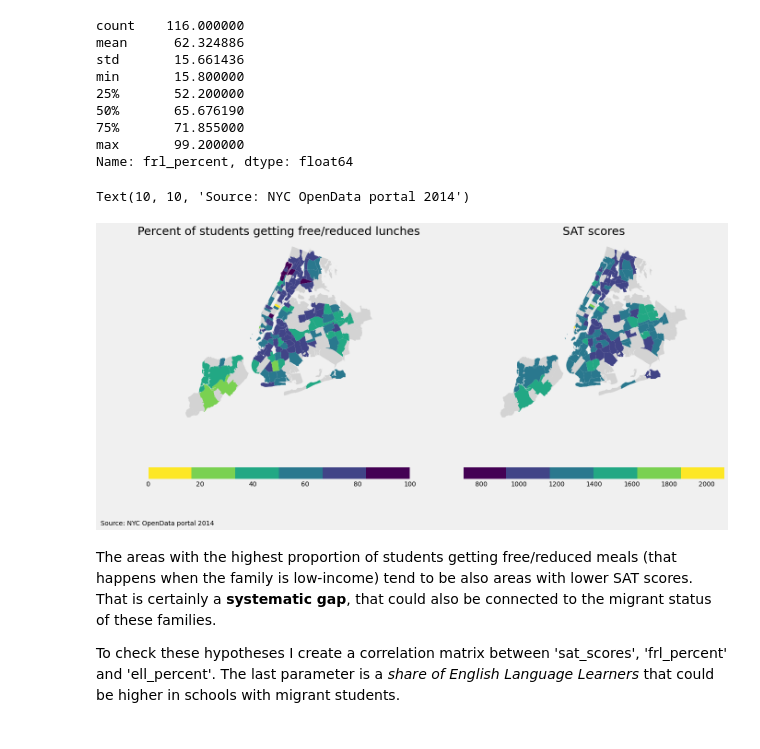
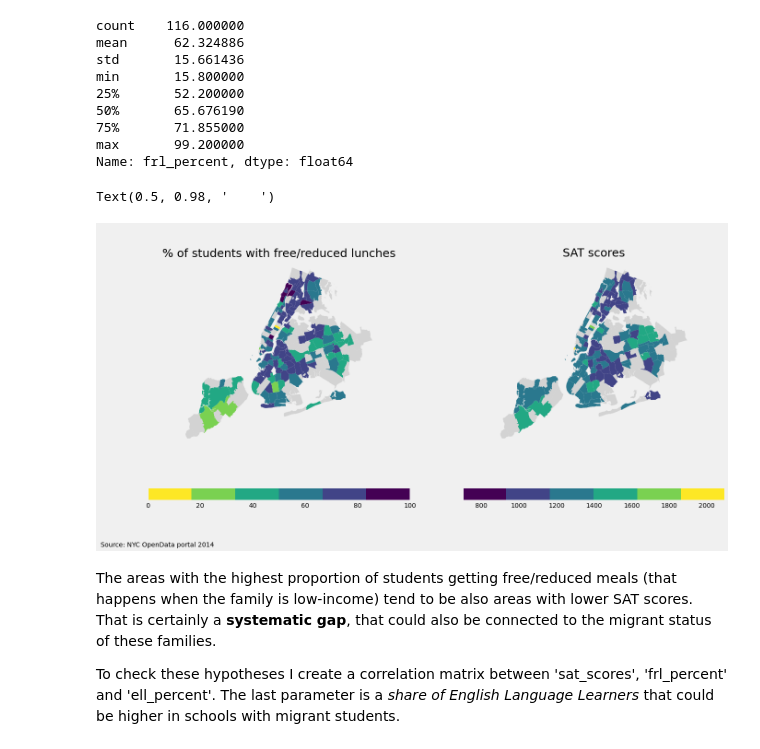
Before and after one commit to kafka-polka-dot/jupyter_projects, a Jupyter notebook: SAT_scores/SAT_scores_analysis.ipynb, the cells around one changed output. Cells and saved outputs as stored; diff of their text form; code cells hidden in the pictures.

```diff
--- a/SAT_scores/SAT_scores_analysis.ipynb
+++ b/SAT_scores/SAT_scores_analysis.ipynb
@@ -912,34 +961,37 @@ merged['coords'] = merged['geometry'].apply(lambda x:x.representative_point().co
 # %%
 fig, (ax1, ax2) = plt.subplots(1, 2, figsize=(20, 10))
 
 # plot first map
 colormap1 = plt.cm.get_cmap('viridis_r', 6)
 merged.plot(column='frl_percent', ax=ax1, cmap=colormap1, legend=True,
             vmin=0, vmax=100,
             legend_kwds={'orientation': "horizontal"},
             missing_kwds={'color': 'lightgrey'})
 ax1.axis('off')
-ax1.set_title('Percent of students getting free/reduced lunches', \
+ax1.set_title('% of students with free/reduced lunches', \
               fontdict={'fontsize': '25',
-                        'fontweight' : '3'})
+                        'fontweight' : '3'}
+              )
 
 # plot second map
 colormap2 = plt.cm.get_cmap('viridis', 6)
 merged.plot(column='sat_score', ax=ax2, cmap=colormap2, legend=True,
             vmin=700, vmax=2096,
             legend_kwds={'orientation': "horizontal"},
             missing_kwds={'color': 'lightgrey'})
 ax2.axis('off')
 ax2.set_title('SAT scores', \
               fontdict={'fontsize': '25',
                         'fontweight' : '3'})
 
 # add annotation
 ax1.annotate('Source: NYC OpenData portal 2014',
             xy=(10, 10), xycoords='figure pixels')
+
+fig.suptitle('    ', fontsize = 30)
 # %% [output]
-Text(10, 10, 'Source: NYC OpenData portal 2014')
+Text(0.5, 0.98, '    ')
-[figure, old version]
+[figure, new version]
 # %% [markdown]
 The areas with the highest proportion of students getting free/reduced meals (that happens when the family is low-income) tend to be also areas with lower SAT scores. That is certainly a **systematic gap**, that could also be connected to the migrant status of these families.
 
```
Also changed, not shown: parts of 20 cells of this notebook.
